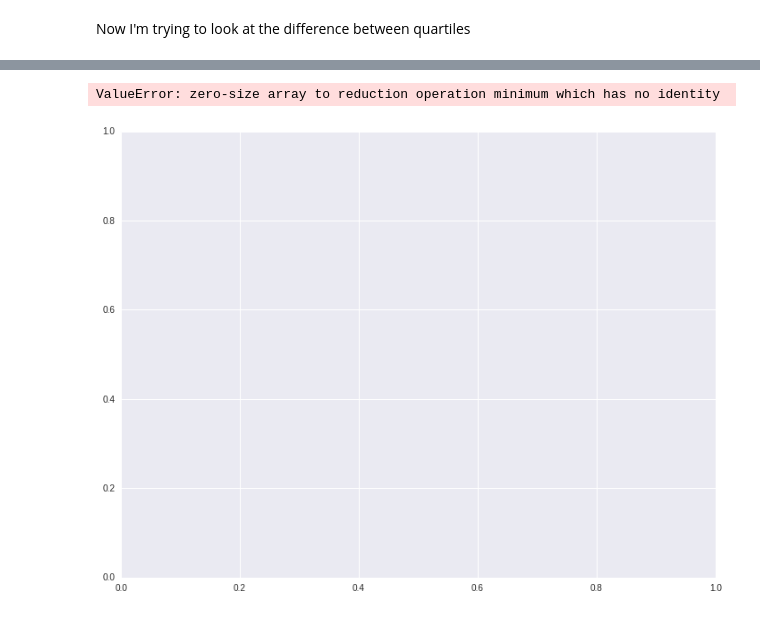
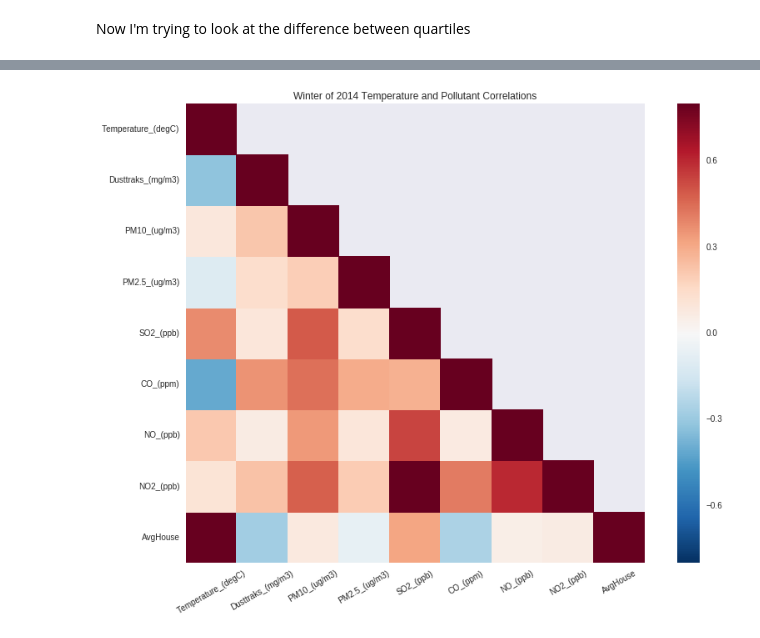
Before and after one commit to BrennaManning/DataScience2016FP, a Jupyter notebook: Stats_comparisons.ipynb, the cells around one changed output, grey strips where cells are left out. Drawn from its saved outputs; the diff is of its cells as text; code cells hidden in the pictures.

Commit message:
corr matric for all quartiles complete

```diff
--- a/Stats_comparisons.ipynb
+++ b/Stats_comparisons.ipynb
@@ -91,7 +91,6 @@ df2013 = preprocess(df2013)
 df2013 = daysSinceStart(df2013)
 grouped = df2013.groupby('DayCount')
 df2013 = grouped.apply(compute_avg_temp)
-df2013 = compute_avg_temp(df2013)
 df2013 = compute_avg_house13(df2013)
 df2013['Dusttraks_(mg/m3)']= df2013['Dusttraks_(mg/m3)']*0.14
 
@@ -99,6 +98,5 @@ df2013['Dusttraks_(mg/m3)']= df2013['Dusttraks_(mg/m3)']*0.14
 df2014 = daysSinceStart(df2014)
 grouped = df2014.groupby('DayCount')
 df2014 = grouped.apply(compute_avg_temp)
-df2014 = compute_avg_temp(df2014)
 df2014 = compute_avg_house14(df2014)
 df2014['Dusttraks_(mg/m3)']= df2014['Dusttraks_(mg/m3)']*0.14
@@ -233,0 +317,2 @@ ValueError: zero-size array to reduction operation minimum which has no identity
+# %%
+dfcold14,dfmid14,dfwarm14,tempdirunalcold14 = quartileGenerator(df2014)
@@ -234,7 +337,6 @@ ValueError: zero-size array to reduction operation minimum which has no identity
 # %%
-dfnormmid13 = normalize(dfmid13, intHeadCorrList)
-speardfmid13 = dfnormmid13.corr(method = 'spearman')
-correlationHeatmap(speardfmid13, '2013')
+dfnormwarm14 = normalize(dfwarm14, intHeadCorrList)
+speardfwarm14 = dfnormwarm14.corr(method = 'spearman')
+correlationHeatmap(speardfwarm14, '2014')
 # %% [output]
-ValueError: zero-size array to reduction operation minimum which has no identity
-[figure, old version]
+[figure, new version]
```
Also changed, not shown: parts of 11 cells of this notebook, 1 other file.
